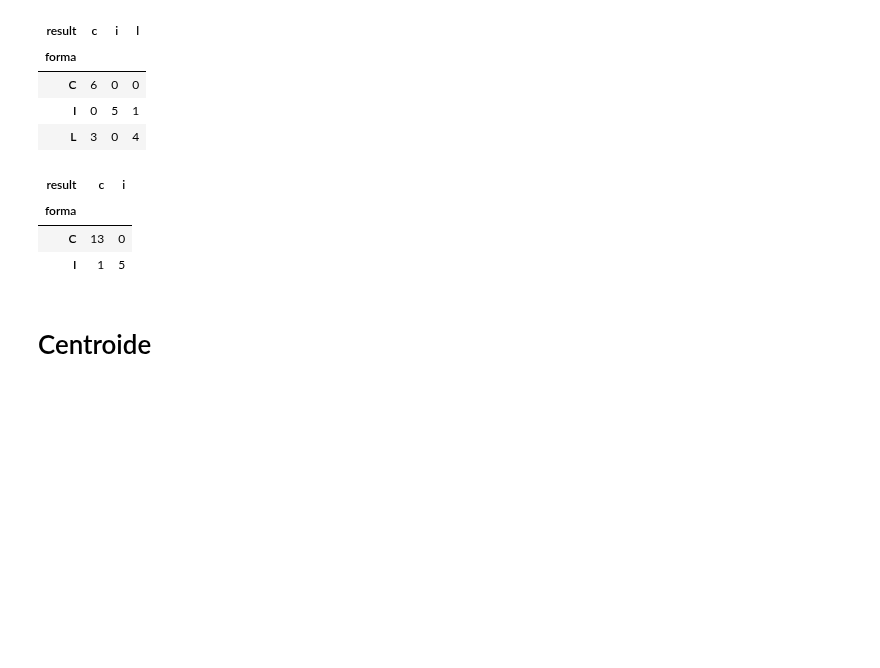
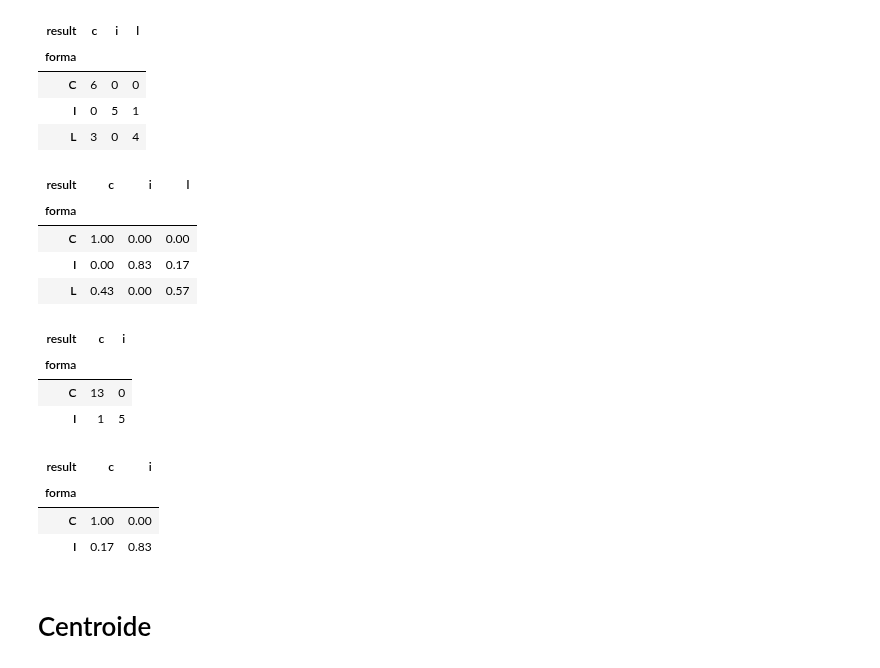
Before and after one commit to stevenaraujo98/integracion_pcl, a Jupyter notebook: get_res.ipynb, the cells around one changed output. Cells and saved outputs as stored; diff of their text form; code cells hidden in the pictures; blank space fills up the shorter version.

```diff
--- a/get_res.ipynb
+++ b/get_res.ipynb
@@ -223,6 +295,17 @@ confusion_matrix
 | C | 6 | 0 | 0 |
 | I | 0 | 5 | 1 |
 | L | 3 | 0 | 4 |
+# %%
+confusion_matrix = pd.crosstab(df_formas_4_400["forma"], df_formas_4_400["result"], rownames=["forma"], colnames=["result"])
+# Normalización por filas
+normalized_matrix = confusion_matrix.div(confusion_matrix.sum(axis=1), axis=0)
+normalized_matrix.round(2)
+# %% [output]
+| result | c | i | l |
+| forma |  |  |  |
+| C | 1.00 | 0.00 | 0.00 |
+| I | 0.00 | 0.83 | 0.17 |
+| L | 0.43 | 0.00 | 0.57 |
 # %%
 confusion_matrix = pd.crosstab(df_formas_4_400_C["forma"], df_formas_4_400_C["result"], rownames=["forma"], colnames=["result"])
 confusion_matrix
@@ -231,6 +314,16 @@ confusion_matrix
 | forma |  |  |
 | C | 13 | 0 |
 | I | 1 | 5 |
+# %%
+confusion_matrix = pd.crosstab(df_formas_4_400_C["forma"], df_formas_4_400_C["result"], rownames=["forma"], colnames=["result"])
+# Normalización por filas
+normalized_matrix = confusion_matrix.div(confusion_matrix.sum(axis=1), axis=0)
+normalized_matrix.round(2)
+# %% [output]
+| result | c | i |
+| forma |  |  |
+| C | 1.00 | 0.00 |
+| I | 0.17 | 0.83 |
 # %% [markdown]
 # Centroide
 # %%
```
Also changed, not shown: parts of 11 cells of this notebook, 3 other files.
